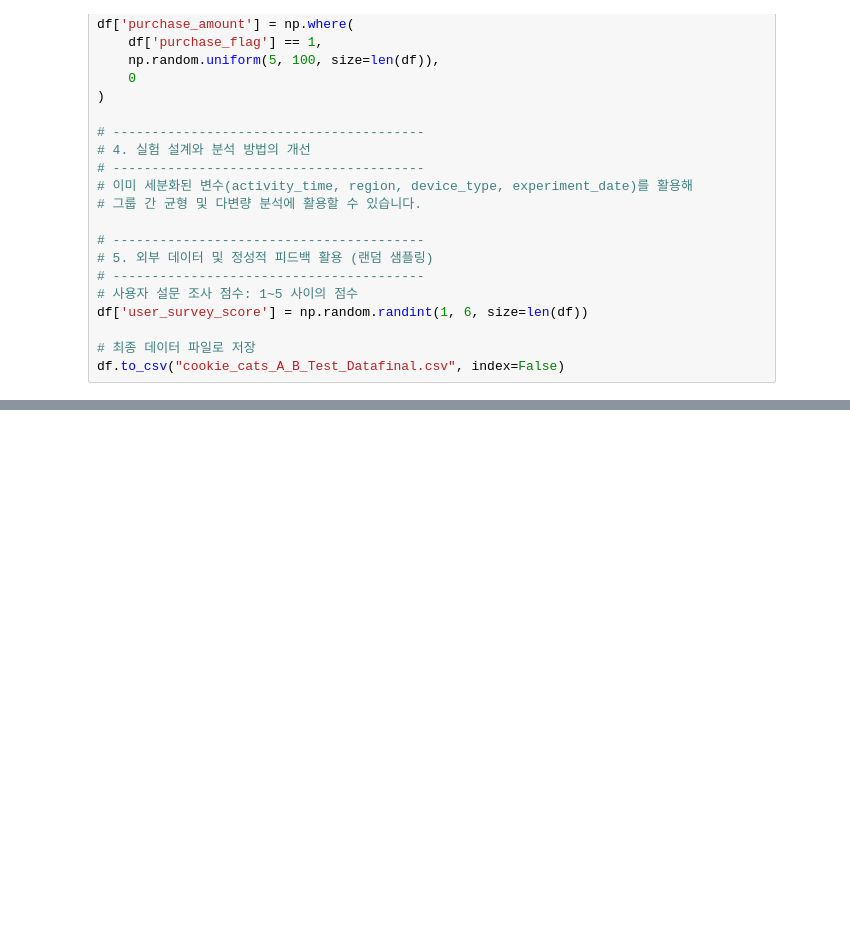
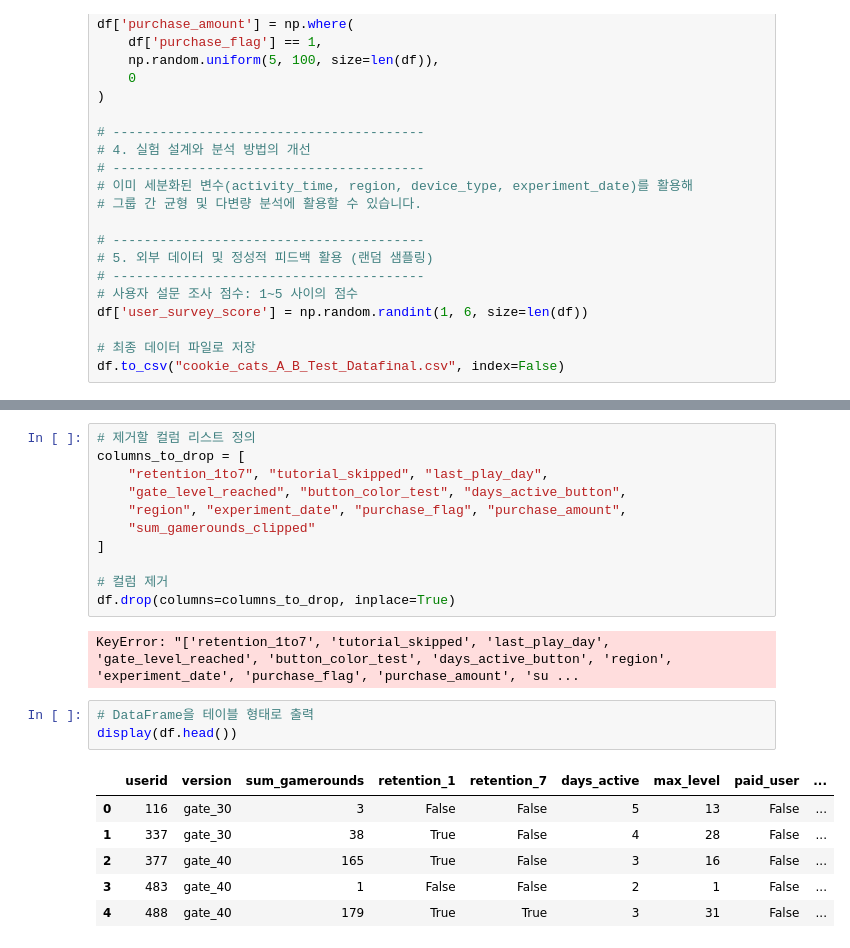
Before and after one commit to SeounghwanPark/first-repository, a Jupyter notebook: MQ07_C2.ipynb, the cells around one changed output, grey strips where cells are left out. Drawn from its saved outputs; the diff is of its cells as text; blank space fills up the shorter version.

```diff
--- a/MQ07_C2.ipynb
+++ b/MQ07_C2.ipynb
@@ -1652,3 +1652,26 @@ files.download('cookie_cats_A_B_Test_Datafinal.csv')
 # %% [output]
 [interactive output not drawn]
 [interactive output not drawn]
+# %%
+# 제거할 컬럼 리스트 정의
+columns_to_drop = [
+    "retention_1to7", "tutorial_skipped", "last_play_day",
+    "gate_level_reached", "button_color_test", "days_active_button",
+    "region", "experiment_date", "purchase_flag", "purchase_amount",
+    "sum_gamerounds_clipped"
+]
+
+# 컬럼 제거
+df.drop(columns=columns_to_drop, inplace=True)
+# %% [output]
+KeyError: "['retention_1to7', 'tutorial_skipped', 'last_play_day', 'gate_level_reached', 'button_color_test', 'days_active_button', 'region', 'experiment_date', 'purchase_flag', 'purchase_amount', 'su ...
+# %%
+# DataFrame을 테이블 형태로 출력
+display(df.head())
+# %% [output]
+|  | userid | version | sum_gamerounds | retention_1 | retention_7 | days_active | max_level | paid_user | ... |
+| 0 | 116 | gate_30 | 3 | False | False | 5 | 13 | False | ... |
+| 1 | 337 | gate_30 | 38 | True | False | 4 | 28 | False | ... |
+| 2 | 377 | gate_40 | 165 | True | False | 3 | 16 | False | ... |
+| 3 | 483 | gate_40 | 1 | False | False | 2 | 1 | False | ... |
+| 4 | 488 | gate_40 | 179 | True | True | 3 | 31 | False | ... |
```
